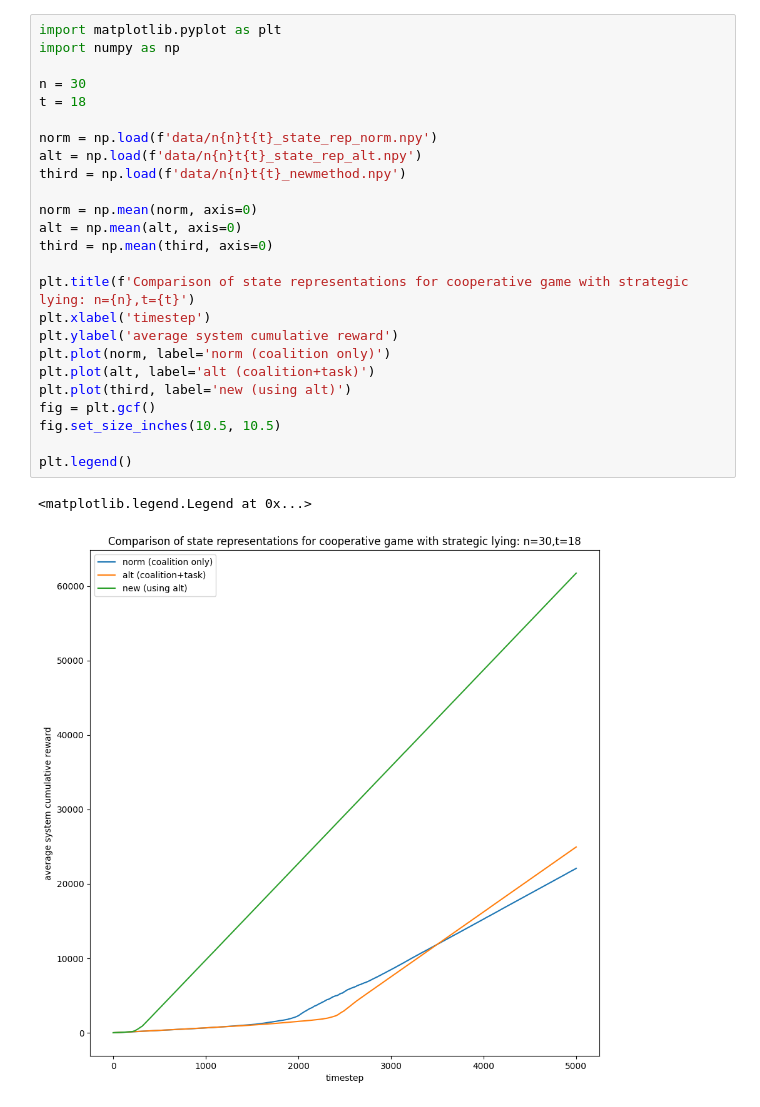
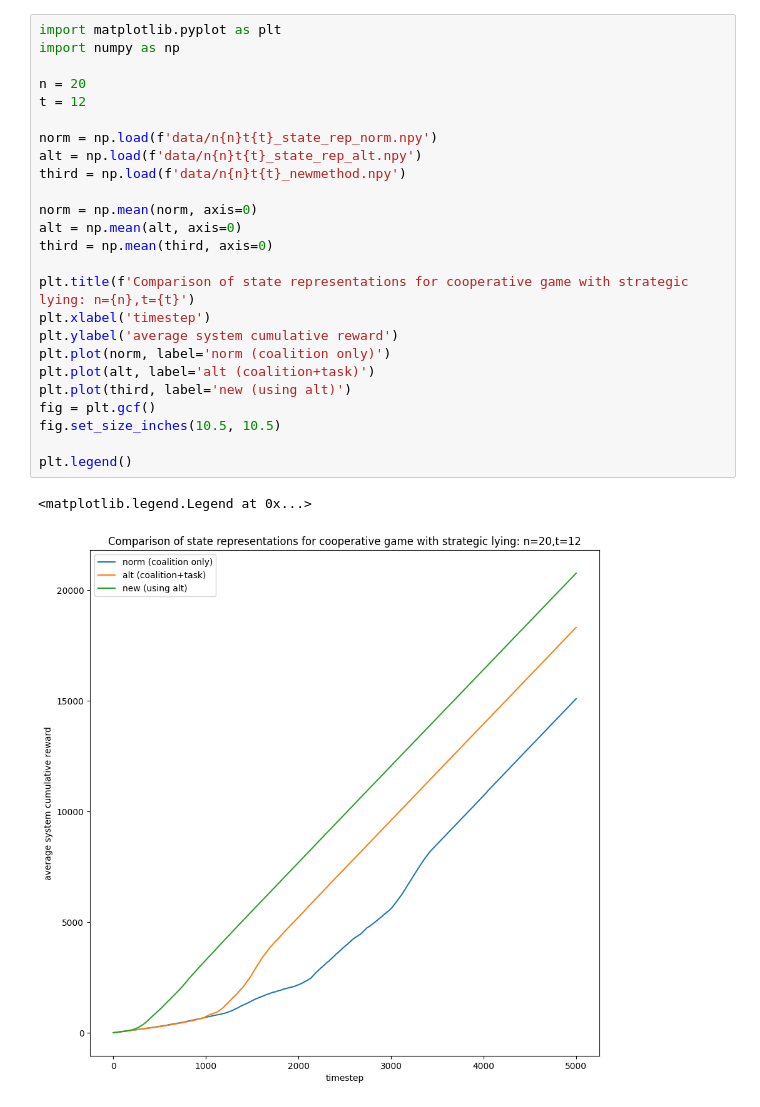
Before and after one commit to akhimoche/coop-form-marl, a Jupyter notebook: graph_test.ipynb, the cells around one changed output. Saved outputs shown, nothing was run; the diff lists cells and outputs as text.

```diff
--- a/graph_test.ipynb
+++ b/graph_test.ipynb
@@ -1,28 +1,28 @@
 # %%
 import matplotlib.pyplot as plt
 import numpy as np
 
-n = 30
-t = 18
+n = 20
+t = 12
 
 norm = np.load(f'data/n{n}t{t}_state_rep_norm.npy')
 alt = np.load(f'data/n{n}t{t}_state_rep_alt.npy')
 third = np.load(f'data/n{n}t{t}_newmethod.npy')
 
 norm = np.mean(norm, axis=0)
 alt = np.mean(alt, axis=0)
 third = np.mean(third, axis=0)
 
 plt.title(f'Comparison of state representations for cooperative game with strategic lying: n={n},t={t}')
 plt.xlabel('timestep')
 plt.ylabel('average system cumulative reward')
 plt.plot(norm, label='norm (coalition only)')
 plt.plot(alt, label='alt (coalition+task)')
 plt.plot(third, label='new (using alt)')
 fig = plt.gcf()
 fig.set_size_inches(10.5, 10.5)
 
 plt.legend()
 # %% [output]
 <matplotlib.legend.Legend at 0x...>
-[figure, old version]
+[figure, new version]
```
Also changed, not shown: 2 other files.
